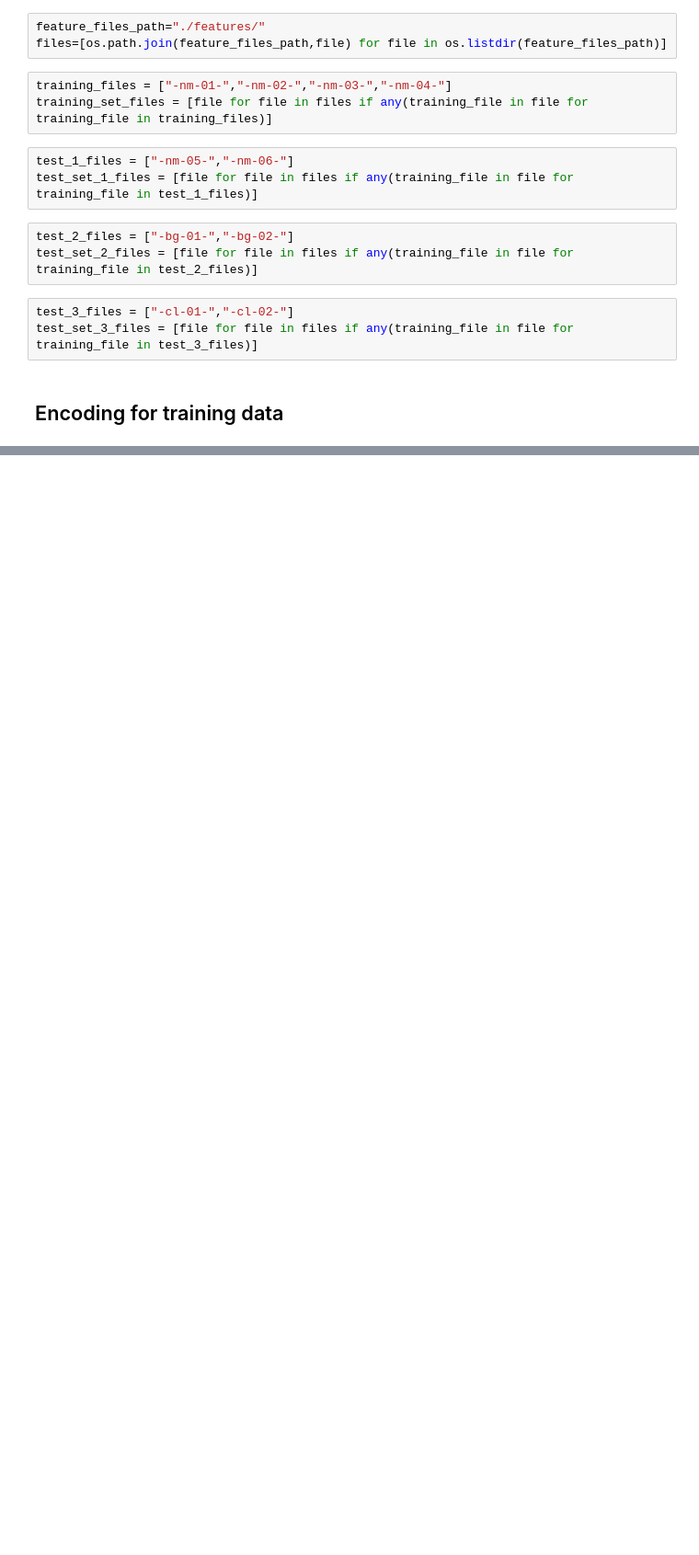
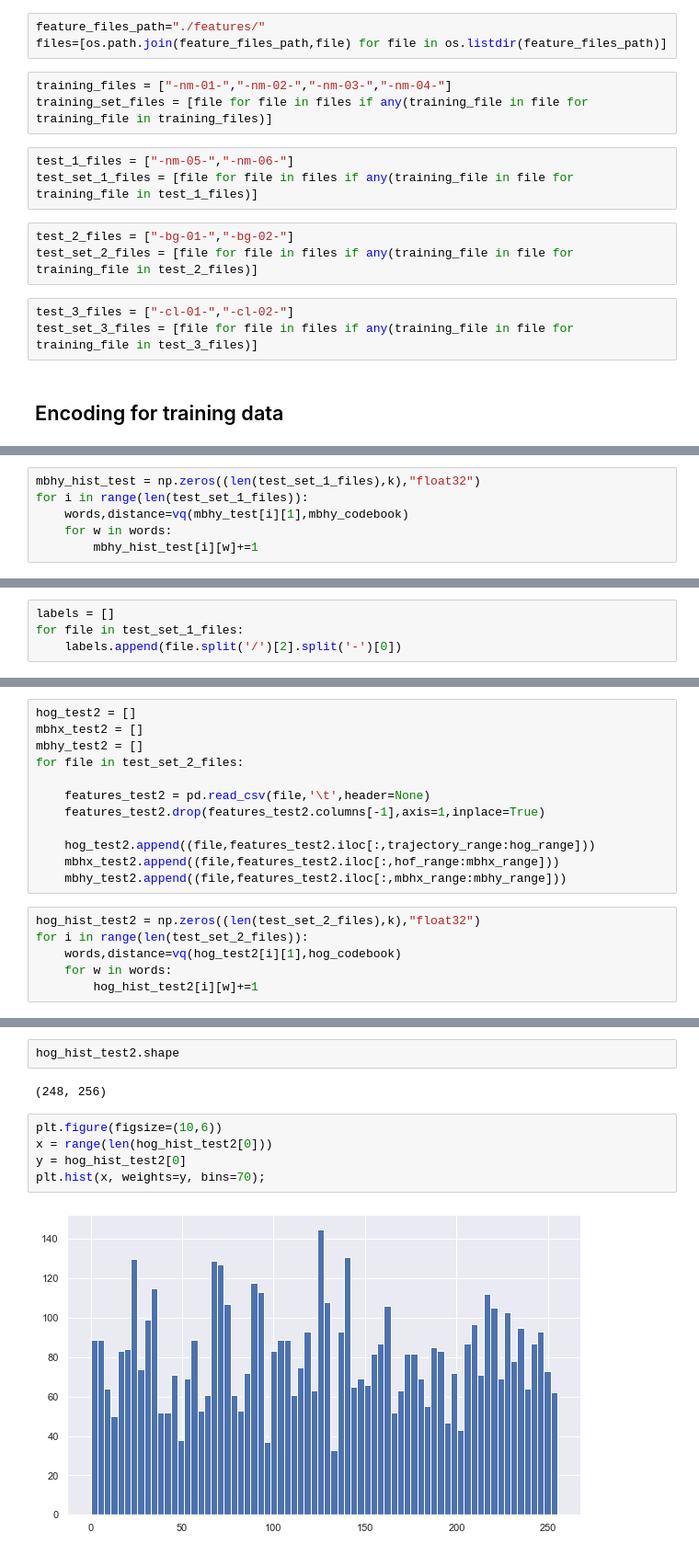
Before and after one commit to m-sabih/Action-Recognition-By-Dense-Trajectories, a Jupyter notebook: Encoding and classification.ipynb, the cells around one changed output, grey strips where cells are left out. Shown: that part at 92% size. Drawn from its saved outputs; the diff is of its cells as text; blank space fills up the shorter version.

```diff
--- a/Encoding and classification.ipynb
+++ b/Encoding and classification.ipynb
@@ -34,0 +208,6 @@ mbhy_codebook = pd.read_csv('mbhy_codebook.csv')
+# %%
+mbhy_hist_test = np.zeros((len(test_set_1_files),k),"float32")
+for i in range(len(test_set_1_files)):
+    words,distance=vq(mbhy_test[i][1],mbhy_codebook)
+    for w in words:
+        mbhy_hist_test[i][w]+=1
@@ -34,0 +233,4 @@ mbhy_codebook = pd.read_csv('mbhy_codebook.csv')
+# %%
+labels = []
+for file in test_set_1_files:
+    labels.append(file.split('/')[2].split('-')[0])
@@ -34,0 +259,18 @@ mbhy_codebook = pd.read_csv('mbhy_codebook.csv')
+# %%
+hog_test2 = []
+mbhx_test2 = []
+mbhy_test2 = []
+for file in test_set_2_files:
+
+    features_test2 = pd.read_csv(file,'\t',header=None)
+    features_test2.drop(features_test2.columns[-1],axis=1,inplace=True)
+
+    hog_test2.append((file,features_test2.iloc[:,trajectory_range:hog_range]))
+    mbhx_test2.append((file,features_test2.iloc[:,hof_range:mbhx_range]))
+    mbhy_test2.append((file,features_test2.iloc[:,mbhx_range:mbhy_range]))
+# %%
+hog_hist_test2 = np.zeros((len(test_set_2_files),k),"float32")
+for i in range(len(test_set_2_files)):
+    words,distance=vq(hog_test2[i][1],hog_codebook)
+    for w in words:
+        hog_hist_test2[i][w]+=1
@@ -34,0 +289,11 @@ mbhy_codebook = pd.read_csv('mbhy_codebook.csv')
+# %%
+hog_hist_test2.shape
+# %% [output]
+(248, 256)
+# %%
+plt.figure(figsize=(10,6))
+x = range(len(hog_hist_test2[0]))
+y = hog_hist_test2[0]
+plt.hist(x, weights=y, bins=70);
+# %% [output]
+[figure, added]
```
Also changed, not shown: parts of 61 cells of this notebook.
